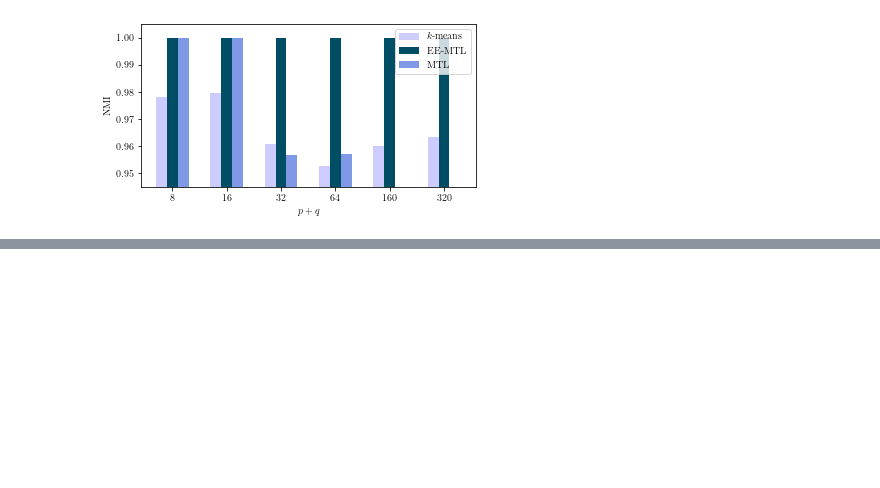
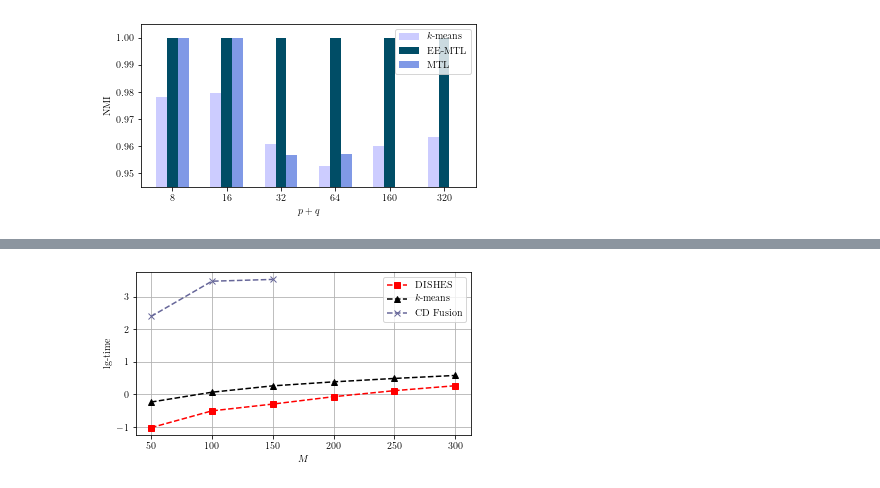
Before and after one commit to SuikaXhq/learning-machine-learning, a Jupyter notebook: source/EE-MTL/draw.ipynb, the cells around one changed output, grey strips where cells are left out. Cells and saved outputs as stored; diff of their text form; code cells hidden in the pictures; blank space fills up the shorter version.

```diff
--- a/source/EE-MTL/draw.ipynb
+++ b/source/EE-MTL/draw.ipynb
@@ -138,0 +224,27 @@ plt.show()
+# %%
+fig = plt.figure(figsize=(6,3))
+ax = fig.add_subplot(111)
+
+M = [50, 100, 150, 200, 250, 300]
+ax.set_xticks(M)
+ax.set_xlabel(r'$M$')
+ax.set_ylabel('lg-time')
+
+EE_color = 'r'
+kmns_color = 'k'
+mtl_color = [0.4,0.4,0.6]
+
+ax.plot(M, np.log10(result_dishes['Timecost'][:6]), 's--', color=EE_color, ms=6, label=r'DISHES')
+#ax.plot(p, time_p_ee_2,'s-k', ms=4, label=r'EE-MTL ($M=100$)')
+
+ax.plot(M, np.log10(result_kmns['Timecost'][:6]),'^--', color=kmns_color, ms=6, label=r'$k$-means')
+#ax.plot(p, time_p_kmns_2,'^-r', ms=4, label=r'$k$-means ($M=100$)')
+
+ax.plot(M[:3], np.log10(result_cd['Timecost'][:3]), 'x--', color=mtl_color, ms=6, label=r'CD Fusion')
+
+plt.grid(axis='both')
+plt.legend(loc='upper right')
+plt.savefig('time-M.pdf',format='pdf',bbox_inches = 'tight')
+plt.show()
+# %% [output]
+[figure, added]
```
Also changed, not shown: parts of 6 cells of this notebook, 1 other file.
